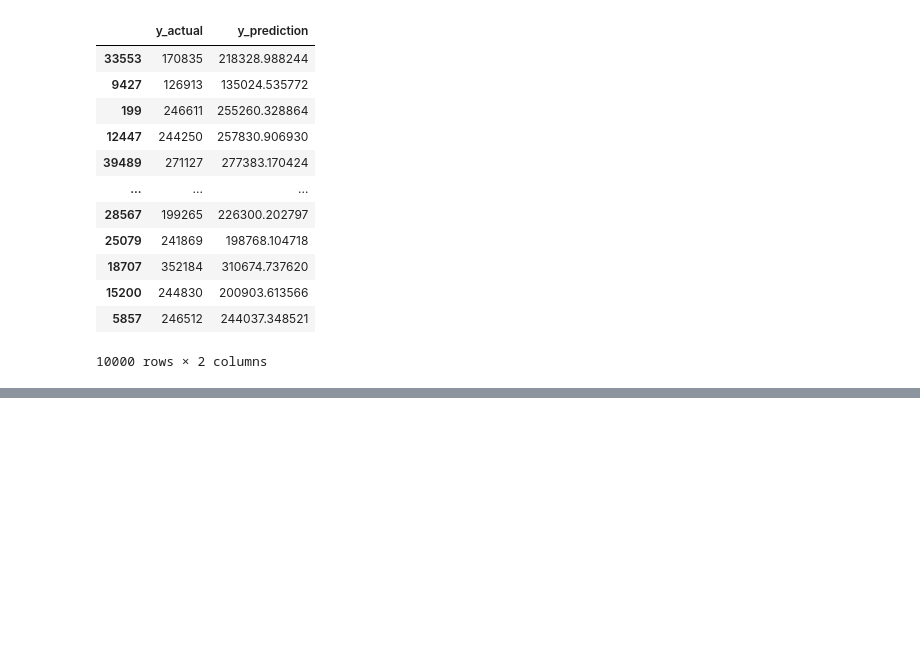
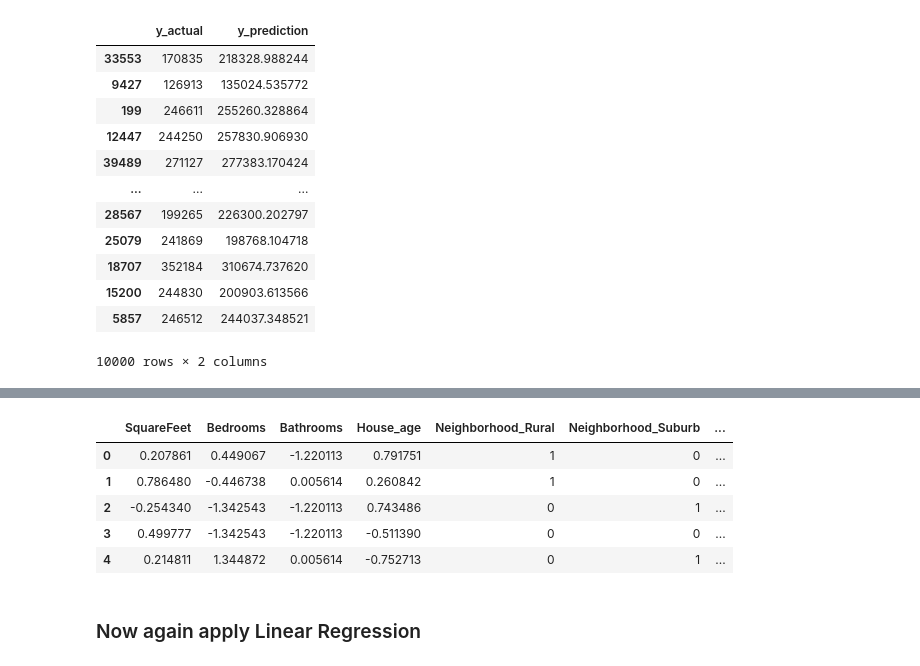
Before and after one commit to Sahilkhan-34/Machine-Learning, a Jupyter notebook: Linear Regression/House_price_prediction.ipynb, the cells around one changed output, grey strips where cells are left out. Cells and saved outputs as stored; diff of their text form; code cells hidden in the pictures; blank space fills up the shorter version.

```diff
--- a/Linear Regression/House_price_prediction.ipynb
+++ b/Linear Regression/House_price_prediction.ipynb
@@ -186,0 +237,14 @@ test_df
+# %%
+output_variable = df.pop('Price')
+df['Price'] = output_variable
+# %%
+df.head()
+# %% [output]
+|  | SquareFeet | Bedrooms | Bathrooms | House_age | Neighborhood_Rural | Neighborhood_Suburb | ... |
+| 0 | 0.207861 | 0.449067 | -1.220113 | 0.791751 | 1 | 0 | ... |
+| 1 | 0.786480 | -0.446738 | 0.005614 | 0.260842 | 1 | 0 | ... |
+| 2 | -0.254340 | -1.342543 | -1.220113 | 0.743486 | 0 | 1 | ... |
+| 3 | 0.499777 | -1.342543 | -1.220113 | -0.511390 | 0 | 0 | ... |
+| 4 | 0.214811 | 1.344872 | 0.005614 | -0.752713 | 0 | 1 | ... |
+# %% [markdown]
+### Now again apply Linear Regression
```
Also changed, not shown: parts of 12 cells of this notebook.
